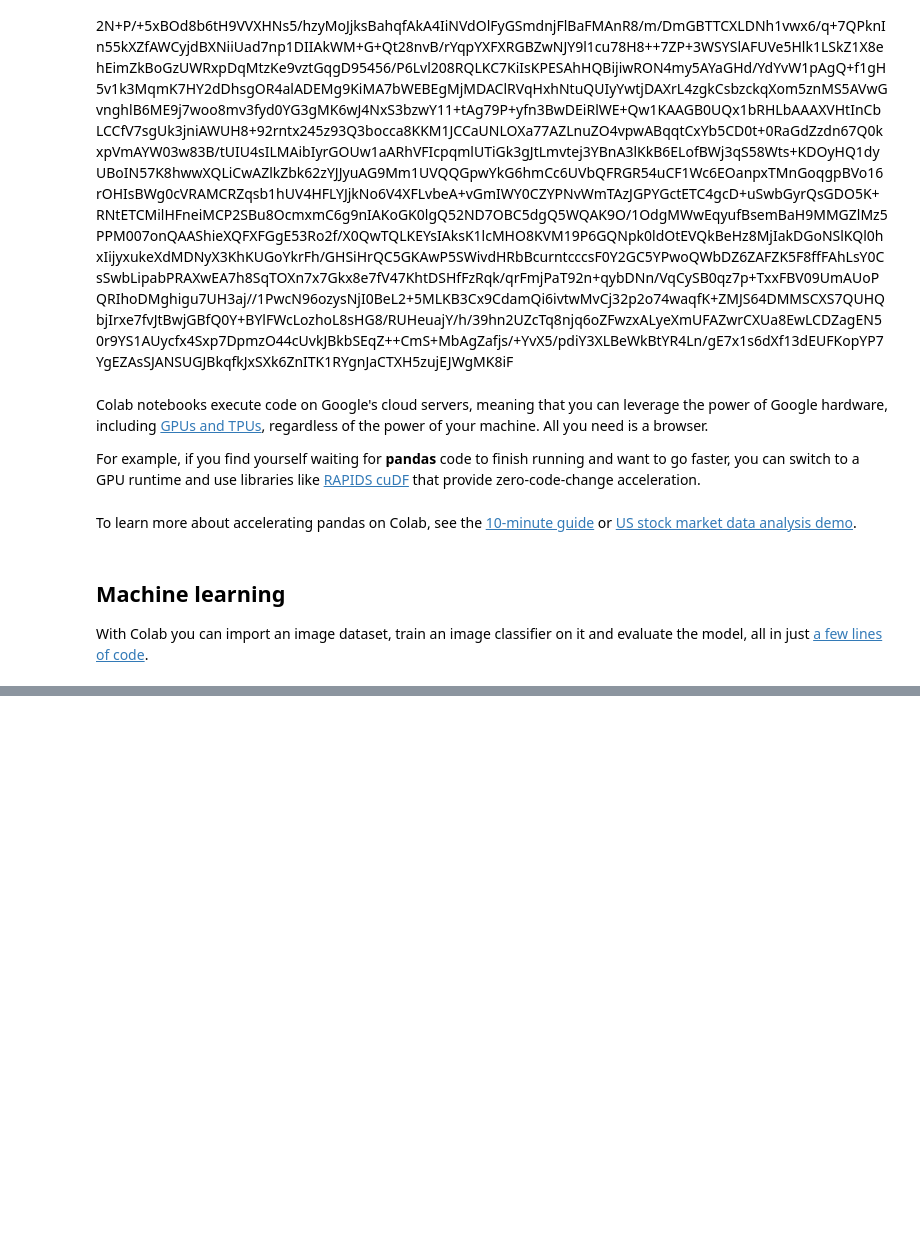
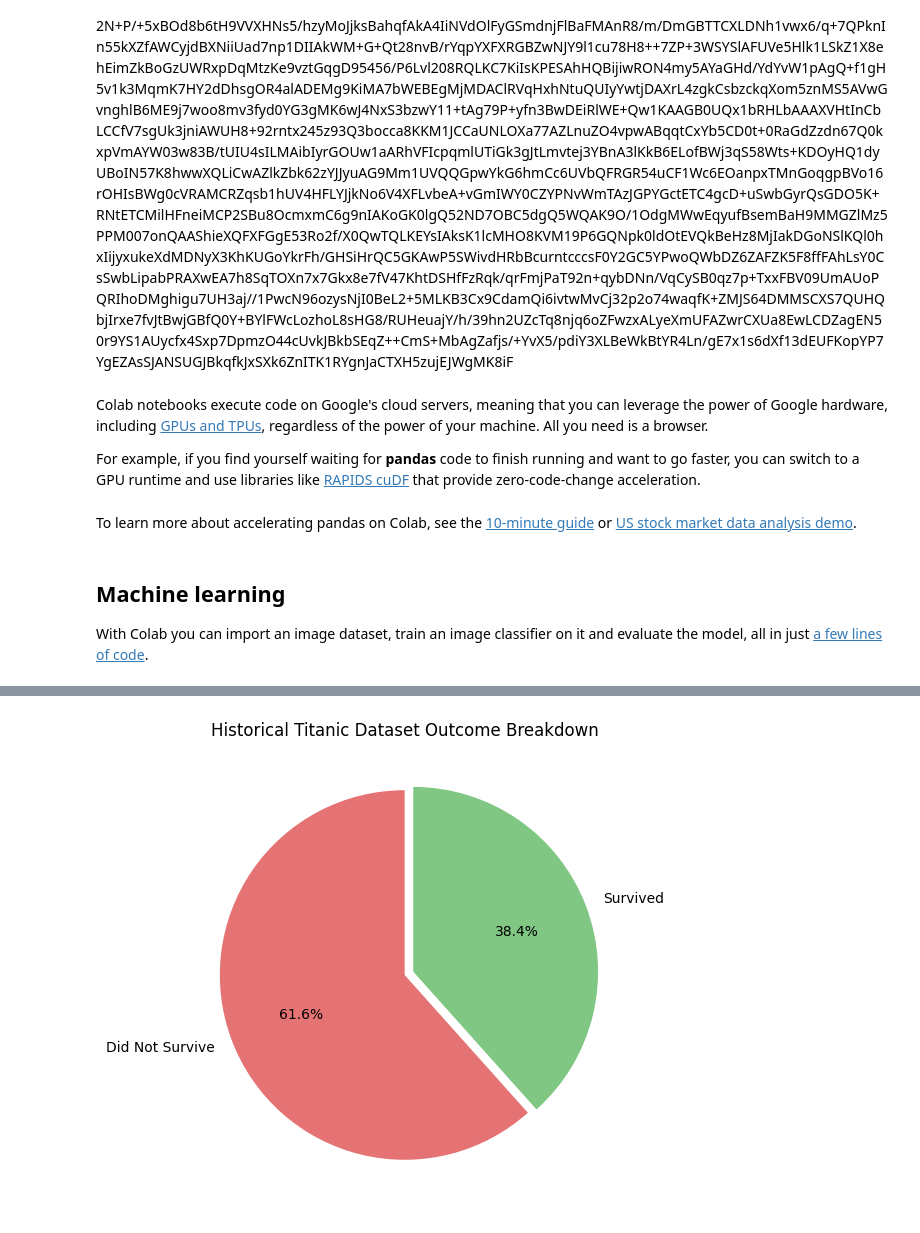
Before and after one commit to SamyajitMohanty/Library-management-system, a Jupyter notebook: Welcome_to_Colab.ipynb, the cells around one changed output, grey strips where cells are left out. Saved outputs shown, nothing was run; the diff lists cells and outputs as text; code cells hidden in the pictures; blank space fills up the shorter version.

```diff
--- a/Welcome_to_Colab.ipynb
+++ b/Welcome_to_Colab.ipynb
@@ -383,0 +143,81 @@ Predicted Price: 291444.2703845915
+# %%
+import matplotlib.pyplot as plt
+import numpy as np
+import pandas as pd
+from sklearn.linear_model import LogisticRegression
+from sklearn.metrics import accuracy_score, confusion_matrix
+from sklearn.model_selection import train_test_split
+
+# ==========================================
+# 1. LOAD DATA DIRECTLY FROM THE WEB
+# ==========================================
+# This link hosts the actual Kaggle Titanic train.csv file so you don't need a local file
+url = "https://raw.githubusercontent.com/datasciencedojo/datasets/master/titanic.csv" # Corrected URL
+data = pd.read_csv(url)
+
+# Clean up column spaces to ensure perfect mapping
+data.columns = data.columns.str.strip()
+
+# Create a clean copy of your selected features to prevent the Pandas Warning
+feature_names = ["Pclass", "Age", "Fare"]
+X = data[feature_names].copy()
+
+# Fill missing Age values cleanly using local assignment
+X.loc[:, "Age"] = X["Age"].fillna(X["Age"].mean())
+y = data["Survived"]
+
+# Split the dataset
+X_train, X_test, y_train, y_test = train_test_split(
+    X, y, test_size=0.2, random_state=42
+)
+
+# ==========================================
+# 2. TRAIN AND EVALUATE THE MODEL
+# ==========================================
+model = LogisticRegression()
+model.fit(X_train, y_train)
+
+# Predict outcomes for the test split
+y_pred = model.predict(X_test)
+
+print("--- Model Performance ---")
+print("Accuracy:", accuracy_score(y_test, y_pred))
+print("\nConfusion Matrix:\n", confusion_matrix(y_test, y_pred))
+
+# ==========================================
+# 3. NEW PASSENGER PREDICTION (Fixed UserWarning)
+# ==========================================
+# Features match the array: [Pclass, Age, Fare]
+new_passenger_values = [1, 30, 80]
+
+# Wrap inside a DataFrame with feature names so the model recognizes them safely
+new_passenger_df = pd.DataFrame([new_passenger_values], columns=feature_names)
+prediction = model.predict(new_passenger_df)
+
+print("\n--- Single Passenger Prediction ---")
+if prediction[0] == 1:
+    print("Passenger Survived")
+else:
+    print("Passenger Did Not Survive")
+
+# ==========================================
+# 4. GENERATE VISUALIZATION (PIE CHART)
+# ==========================================
+# Extract the total breakdown of survivors vs non-survivors in the historical dataset
+survived_counts = data["Survived"].value_counts()
+
+labels = ["Did Not Survive", "Survived"]
+sizes = [survived_counts[0], survived_counts[1]]
+
+plt.figure(figsize=(6, 6))
+plt.pie(
+    sizes,
+    labels=labels,
+    autopct="%1.1f%%",
+    startangle=90,
+    colors=["#E57373", "#81C784"],
+    explode=(0, 0.05),  # Slightly pull out the survivor slice for visual contrast
+)
+plt.title("Historical Titanic Dataset Outcome Breakdown")
+plt.show()
+# %% [output]
@@ -383,0 +233 @@ Predicted Price: 291444.2703845915
+[figure, added]
```
Also changed, not shown: parts of 8 cells of this notebook.
